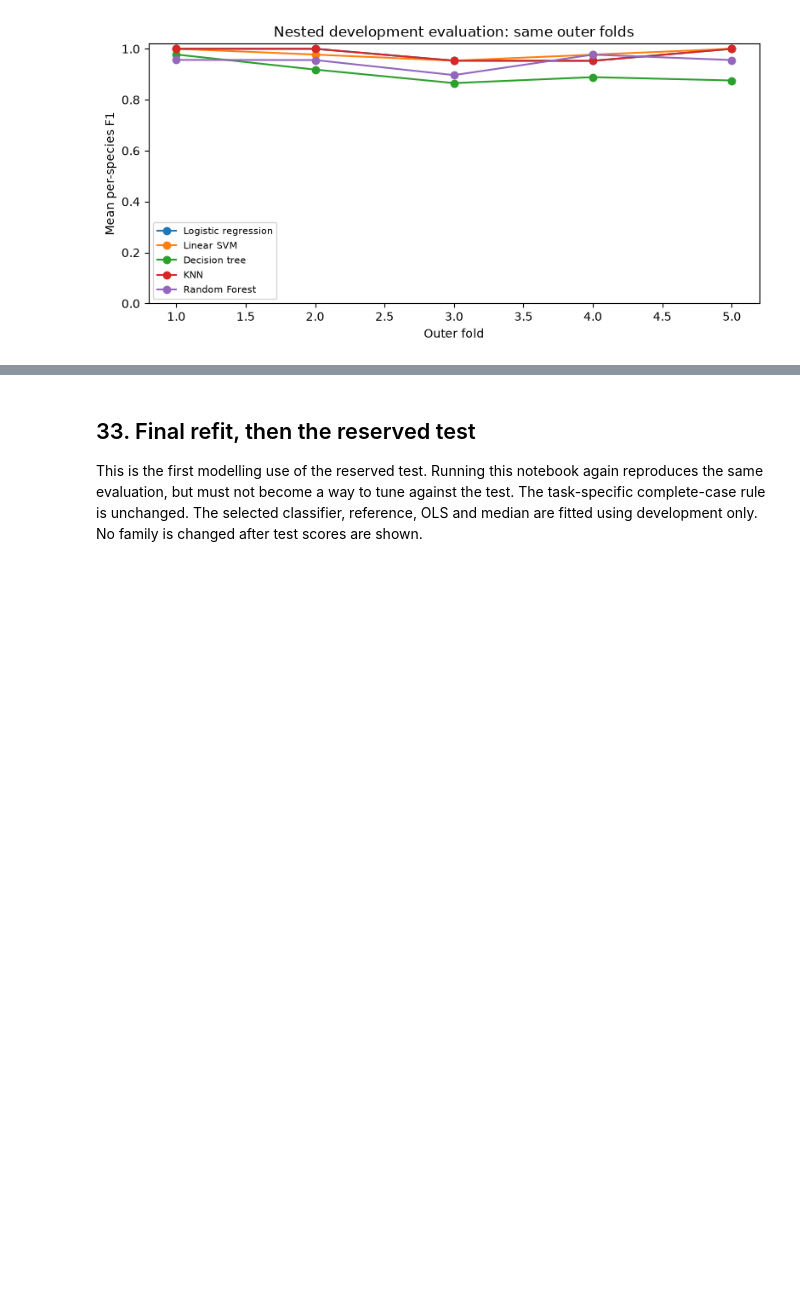
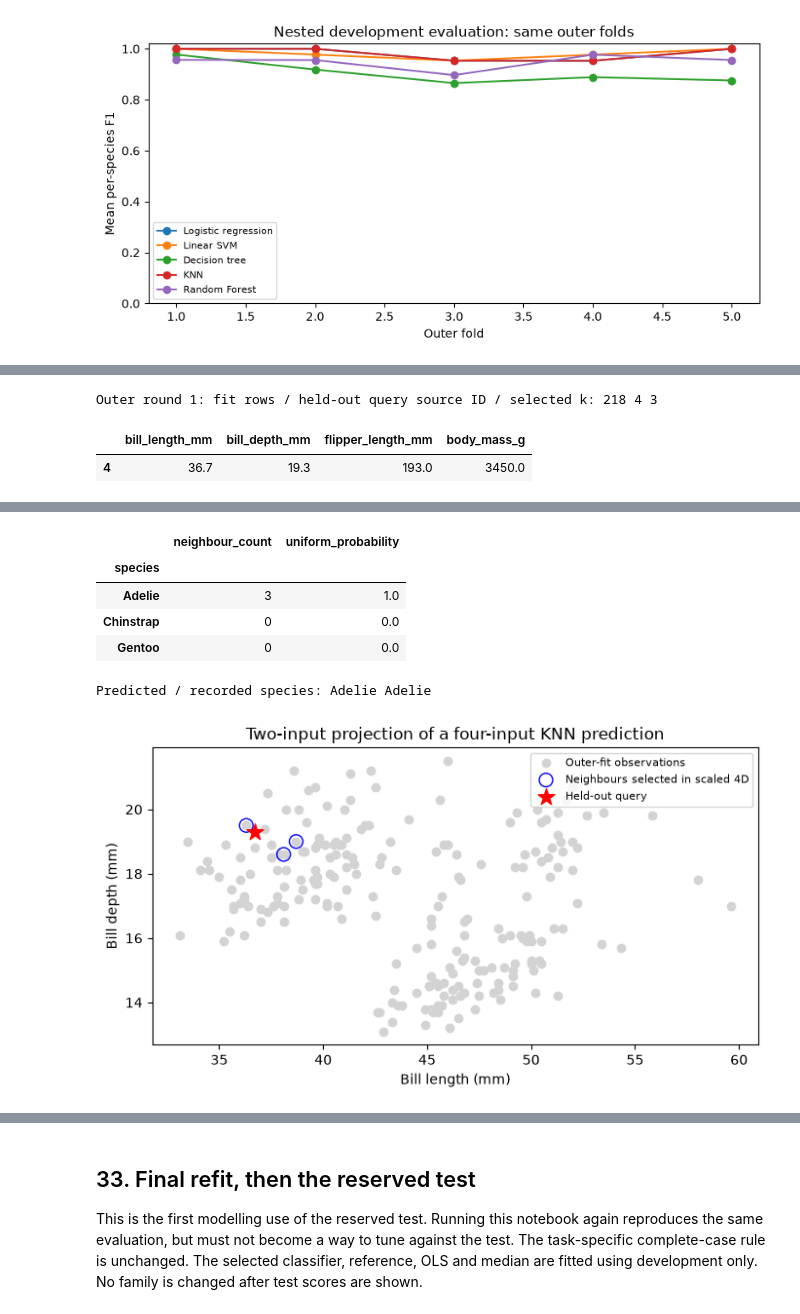
Before and after one commit to marcosrobinat2/penguins-ml-submission, a Jupyter notebook: 02_supervised_learning.ipynb, the cells around one changed output, grey strips where cells are left out. Cells and saved outputs as stored; diff of their text form; code cells hidden in the pictures; blank space fills up the shorter version.

```diff
--- a/02_supervised_learning.ipynb
+++ b/02_supervised_learning.ipynb
@@ -1478,13 +1536,15 @@ families = {
         ('model', SVC(kernel='linear', max_iter=10000))]), {'model__C': [0.1, 1, 10]}),
     'Decision tree': (DecisionTreeClassifier(min_samples_leaf=5, random_state=SEED),
         {'max_depth': [2, 3, 4, 5]}),
-    'KNN': (Pipeline([('scale', StandardScaler()), ('model', KNeighborsClassifier())]),
+    'KNN': (Pipeline([('scale', StandardScaler()), ('model', KNeighborsClassifier(weights='uniform', metric='minkowski', p=2, algorithm='auto'))]),
         {'model__n_neighbors': [3, 5, 9]}),
-    'Random Forest': (RandomForestClassifier(n_estimators=100, max_features='sqrt',
+    'Random Forest': (RandomForestClassifier(n_estimators=100, max_features='sqrt', bootstrap=True,
+        criterion='gini', max_samples=None, min_samples_split=2, class_weight=None, ccp_alpha=0.0,
         random_state=SEED, n_jobs=1), {'max_depth': [3, None], 'min_samples_leaf': [1, 5]}),
 }
 nested_predictions = pd.DataFrame(index=y_train.index, columns=families, dtype=object)
 nested_rows = []
+first_outer_models = {}  # Retain existing fits for explanation; no extra search.
 started = perf_counter()
 for outer_round, (fit_pos, held_pos) in enumerate(folds, 1):
     X_fit, y_fit = X_train.iloc[fit_pos], y_train.iloc[fit_pos]
@@ -1498,6 +1558,8 @@ for outer_round, (fit_pos, held_pos) in enumerate(folds, 1):
         with warnings.catch_warnings():
             warnings.simplefilter('error', ConvergenceWarning)
             search.fit(X_fit, y_fit)  # Inner fits/select, then refit outer-fit rows only.
+        if outer_round == 1 and name in ['KNN', 'Random Forest']:
+            first_outer_models[name] = search.best_estimator_
         prediction = search.predict(X_held)  # Outer assessment, no further fit.
         nested_predictions.loc[X_held.index, name] = prediction
         nested_rows.append({'fold': outer_round, 'model': name,
@@ -1558,0 +1632,44 @@ ax.legend(fontsize=8); fig.tight_layout(); plt.show()
+# %%
+first_fit_pos, first_held_pos = folds[0]
+explain_fit = X_train.iloc[first_fit_pos]
+explain_labels = y_train.iloc[first_fit_pos]
+query = X_train.iloc[first_held_pos[:1]]
+assert query.index[0] not in explain_fit.index and query.index[0] not in test_ids
+knn_pipeline = first_outer_models['KNN']
+knn_scaler = knn_pipeline.named_steps['scale']
+knn = knn_pipeline.named_steps['model']
+fit_scaled = knn_scaler.transform(explain_fit)
+query_scaled = knn_scaler.transform(query)
+np.testing.assert_allclose(knn_scaler.mean_, explain_fit.mean())
+distances, positions = knn.kneighbors(query_scaled)
+manual_distances = np.sqrt(np.square(fit_scaled-query_scaled[0]).sum(axis=1))
+np.testing.assert_allclose(distances[0], manual_distances[positions[0]], atol=1e-10)
+neighbours = explain_fit.iloc[positions[0]].copy()
+neighbours['distance_scaled_4D'] = distances[0]
+neighbours['species'] = explain_labels.iloc[positions[0]].to_numpy()
+neighbours.index.name = 'fit_source_ID'
+counts = neighbours['species'].value_counts().reindex(knn.classes_, fill_value=0)
+manual_probabilities = counts.to_numpy()/knn.n_neighbors
+np.testing.assert_allclose(manual_probabilities, knn.predict_proba(query_scaled)[0])
+manual_label = knn.classes_[manual_probabilities.argmax()]
+assert manual_label == knn_pipeline.predict(query)[0]
+print('Outer round 1: fit rows / held-out query source ID / selected k:',
+      len(explain_fit), query.index[0], knn.n_neighbors)
+display(query)
+display(neighbours)
+display(pd.DataFrame({'neighbour_count': counts, 'uniform_probability': manual_probabilities}))
+print('Predicted / recorded species:', manual_label, y_train.loc[query.index[0]])
+fig, ax = plt.subplots(figsize=(7, 4))
+ax.scatter(explain_fit['bill_length_mm'], explain_fit['bill_depth_mm'],
+           color='lightgrey', label='Outer-fit observations')
+ax.scatter(neighbours['bill_length_mm'], neighbours['bill_depth_mm'],
+           facecolors='none', edgecolors='blue', s=100, label='Neighbours selected in scaled 4D')
+ax.scatter(query['bill_length_mm'], query['bill_depth_mm'], marker='*',
+           color='red', s=160, label='Held-out query')
+ax.set(xlabel='Bill length (mm)', ylabel='Bill depth (mm)',
+       title='Two-input projection of a four-input KNN prediction')
+ax.legend(fontsize=8); fig.tight_layout(); plt.show()
+# %% [output]
+Outer round 1: fit rows / held-out query source ID / selected k: 218 4 3
+|  | bill_length_mm | bill_depth_mm | flipper_length_mm | body_mass_g |
+| 4 | 36.7 | 19.3 | 193.0 | 3450.0 |
@@ -1558,0 +1681,7 @@ ax.legend(fontsize=8); fig.tight_layout(); plt.show()
+|  | neighbour_count | uniform_probability |
+| species |  |  |
+| Adelie | 3 | 1.0 |
+| Chinstrap | 0 | 0.0 |
+| Gentoo | 0 | 0.0 |
+Predicted / recorded species: Adelie Adelie
+[figure, added]
```
Also changed, not shown: parts of 8 cells of this notebook, 1 other file.
